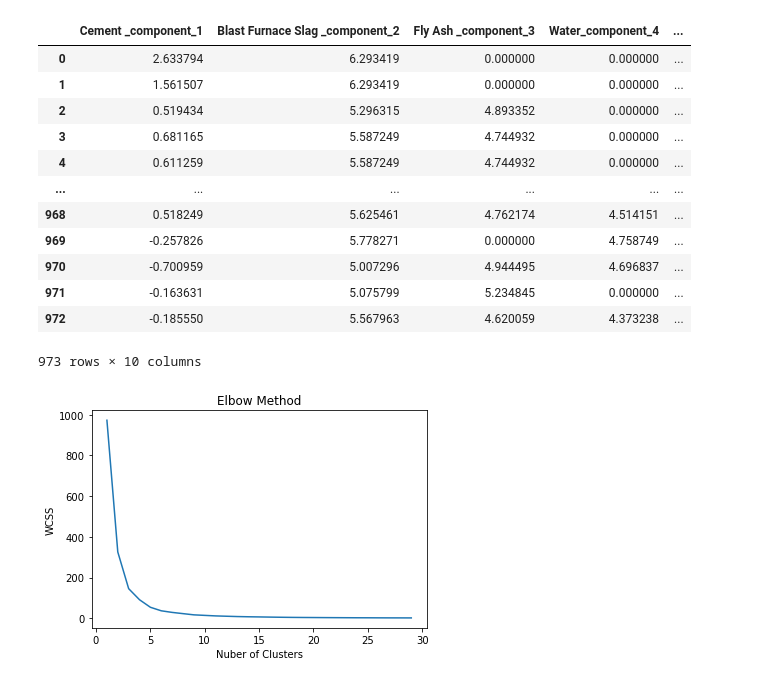
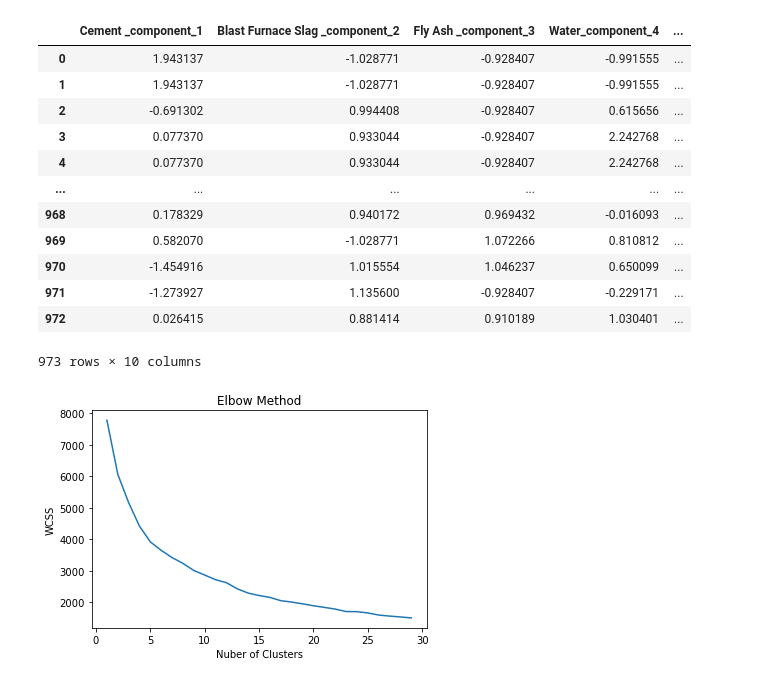
Before and after one commit to ghimanshu98/CementStrengthPredicition, a Jupyter notebook: temp.ipynb, the cells around one changed output. Saved outputs shown, nothing was run; the diff lists cells and outputs as text; code cells hidden in the pictures.

Commit message:
Training_part_complete

```diff
--- a/temp.ipynb
+++ b/temp.ipynb
@@ -551,47 +290,57 @@ df = preprocessor.convertToLogNormalForm(df, ['Cement _component_1', 'Blast Furn
        'Superplasticizer_component_5', 'Coarse Aggregate_component_6',
        'Fine Aggregate_component_7', 'Age_day'])
 
 df.head(5)
 df = preprocessor.handleOutliers(df)
 
 df.head(5)
-X, Y = preprocessor.separateDependentIndependentFeatures(df, ['Cement _component_1', 'Blast Furnace Slag _component_2',
-       'Fly Ash _component_3', 'Water_component_4',
-       'Superplasticizer_component_5', 'Coarse Aggregate_component_6',
-       'Fine Aggregate_component_7', 'Age_day'])
+X, Y = preprocessor.separateDependentIndependentFeatures(df, ['Concrete_compressive _strength'])
 Y
 X_scaled = preprocessor.standardScaler(X)
 X_scaled
 len(X_scaled)
 
 
 
 # Clustering
 
 from Model.Clustering.cluster import Cluster
 
 cluster_obj = Cluster()
 pred = cluster_obj.kmeans(X_scaled)
 pred
 reshaped_cluster_y = preprocessor.reshape_array(data = pred, shape = (len(pred), 1))
 reshaped_cluster_y
 column_names = preprocessor.getColsNames('File_Schema_Validation/files_schema/schema_training.json')
 column_names.append('Cluster')
 new_array = preprocessor.concatenate_array([X_scaled, Y, reshaped_cluster_y], axis = 1)
 df = preprocessor.make_df(new_array,columns= column_names)
 df
+
+# Creating df based upon clusters and training for each clsuter
+
+di = tuple(df['Cluster'].unique())
+dic = preprocessor.divideDfBasedOnCluster(df, di)
+
+from Model.Model_Selection.model_selector import ModelSelector
+model_selector_obj = ModelSelector()
+
+for key in dic.keys():
+    key_name = str(key)
+    temp_x, temp_y = preprocessor.separateDependentIndependentFeatures(dic.get(key_name), ['Concrete_compressive _strength'])
+    model_selector_obj.selectModel(temp_x, temp_y, key_name)
 # %% [output]
 |  | Cement _component_1 | Blast Furnace Slag _component_2 | Fly Ash _component_3 | Water_component_4 | ... |
-| 0 | 2.633794 | 6.293419 | 0.000000 | 0.000000 | ... |
-| 1 | 1.561507 | 6.293419 | 0.000000 | 0.000000 | ... |
-| 2 | 0.519434 | 5.296315 | 4.893352 | 0.000000 | ... |
-| 3 | 0.681165 | 5.587249 | 4.744932 | 0.000000 | ... |
-| 4 | 0.611259 | 5.587249 | 4.744932 | 0.000000 | ... |
+| 0 | 1.943137 | -1.028771 | -0.928407 | -0.991555 | ... |
+| 1 | 1.943137 | -1.028771 | -0.928407 | -0.991555 | ... |
+| 2 | -0.691302 | 0.994408 | -0.928407 | 0.615656 | ... |
+| 3 | 0.077370 | 0.933044 | -0.928407 | 2.242768 | ... |
+| 4 | 0.077370 | 0.933044 | -0.928407 | 2.242768 | ... |
 | ... | ... | ... | ... | ... | ... |
-| 968 | 0.518249 | 5.625461 | 4.762174 | 4.514151 | ... |
-| 969 | -0.257826 | 5.778271 | 0.000000 | 4.758749 | ... |
-| 970 | -0.700959 | 5.007296 | 4.944495 | 4.696837 | ... |
-| 971 | -0.163631 | 5.075799 | 5.234845 | 0.000000 | ... |
-| 972 | -0.185550 | 5.567963 | 4.620059 | 4.373238 | ... |
+| 968 | 0.178329 | 0.940172 | 0.969432 | -0.016093 | ... |
+| 969 | 0.582070 | -1.028771 | 1.072266 | 0.810812 | ... |
+| 970 | -1.454916 | 1.015554 | 1.046237 | 0.650099 | ... |
+| 971 | -1.273927 | 1.135600 | -0.928407 | -0.229171 | ... |
+| 972 | 0.026415 | 0.881414 | 0.910189 | 1.030401 | ... |
 973 rows × 10 columns
-[figure, old version]
+[figure, new version]
```
Also changed, not shown: parts of 59 cells of this notebook, 23 other files.
